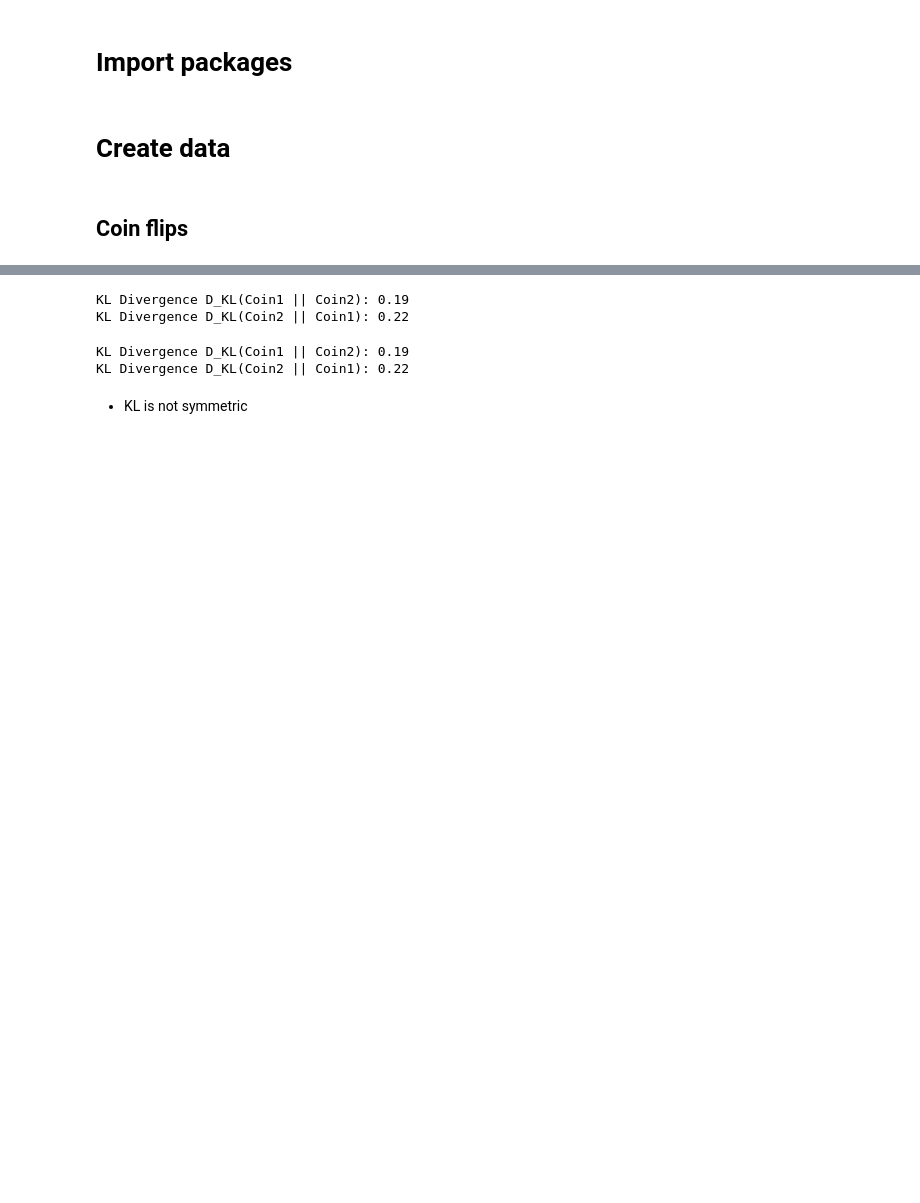
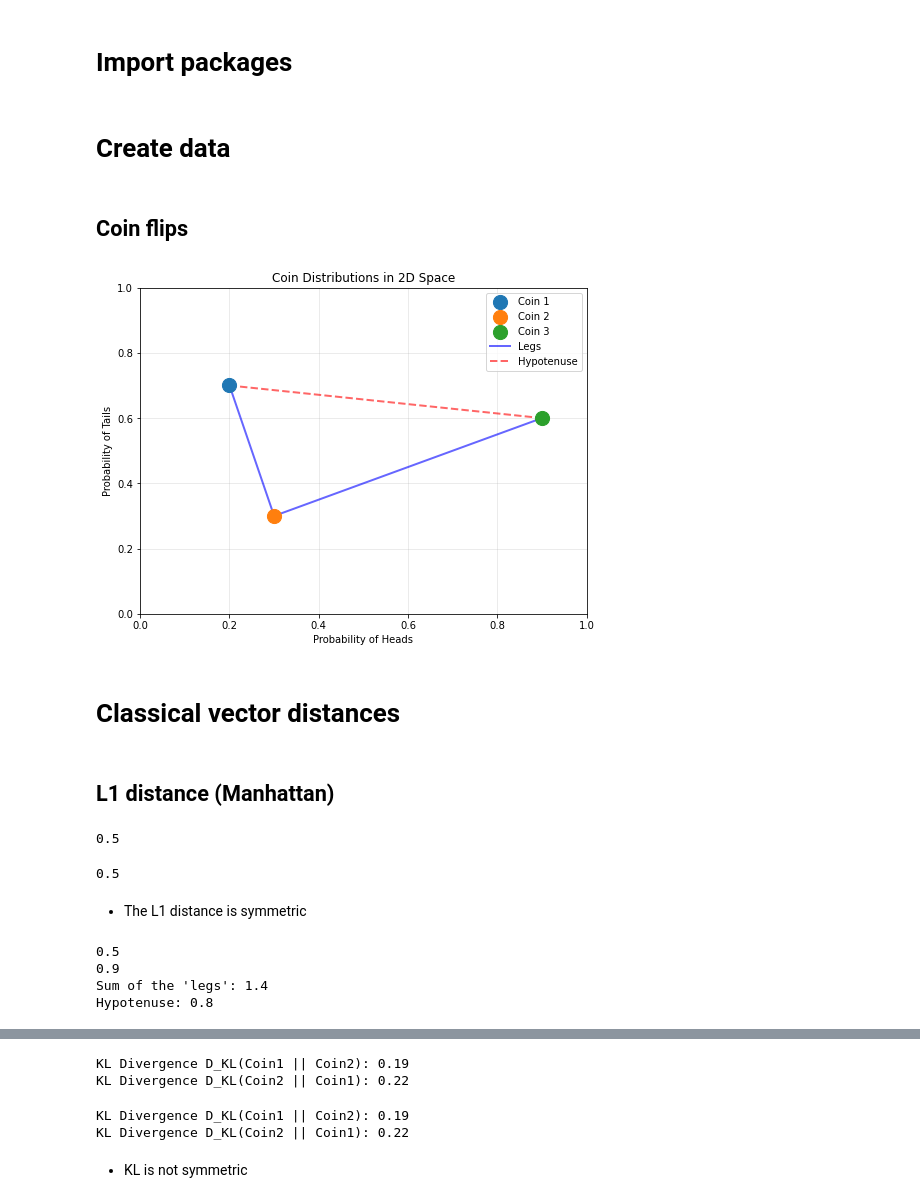
Before and after one commit to AndreMacedo88/Notebooks-Research, a Jupyter notebook: Statistics/Basics/05-Distance_measures.ipynb, the cells around one changed output, grey strips where cells are left out. Saved outputs shown, nothing was run; the diff lists cells and outputs as text; code cells hidden in the pictures; blank space fills up the shorter version.

Commit message:
feat: :alembic: calculate L1 and L2 distances in the toy example

```diff
--- a/Statistics/Basics/05-Distance_measures.ipynb
+++ b/Statistics/Basics/05-Distance_measures.ipynb
@@ -16,6 +17,73 @@ import seaborn as sns
 # %% [markdown]
 ## Coin flips
 # %%
-coin1 = [0.2, 0.8]
-coin2 = [0.5, 0.5]
-coin3 = [0.9, 0.1]
+coin1 = [0.2, 0.7]
+coin2 = [0.3, 0.3]
+coin3 = [0.9, 0.6]
+# %%
+plt.figure(figsize=(8, 6))
+# Plot points
+plt.scatter([coin1[0]], [coin1[1]], s=200, label="Coin 1", alpha=1, zorder=3)
+plt.scatter([coin2[0]], [coin2[1]], s=200, label="Coin 2", alpha=1, zorder=3)
+plt.scatter([coin3[0]], [coin3[1]], s=200, label="Coin 3", alpha=1, zorder=3)
+
+# Draw lines - legs in blue
+plt.plot(
+    [coin1[0], coin2[0]],
+    [coin1[1], coin2[1]],
+    "b-",
+    linewidth=2,
+    label="Legs",
+    alpha=0.6,
+)
+plt.plot([coin2[0], coin3[0]], [coin2[1], coin3[1]], "b-", linewidth=2, alpha=0.6)
+
+# Draw line - hypotenuse in red
+plt.plot(
+    [coin1[0], coin3[0]],
+    [coin1[1], coin3[1]],
+    "r--",
+    linewidth=2,
+    label="Hypotenuse",
+    alpha=0.6,
+)
+
+plt.xlabel("Probability of Heads")
+plt.ylabel("Probability of Tails")
+plt.title("Coin Distributions in 2D Space")
+plt.legend()
+plt.grid(True, alpha=0.3)
+plt.xlim(0, 1)
+plt.ylim(0, 1)
+plt.show()
+# %% [output]
+[figure, added]
+# %% [markdown]
+# Classical vector distances
+# %% [markdown]
+## L1 distance (Manhattan)
+# %%
+l1_1vs2 = round(sum(abs(a - b) for a, b in zip(coin1, coin2)), 4)
+l1_2vs1 = round(sum(abs(a - b) for a, b in zip(coin2, coin1)), 4)
+
+display(l1_1vs2)
+display(l1_2vs1)
+# %% [output]
+0.5
+0.5
+# %% [markdown]
+- The L1 distance is symmetric
+# %%
+l1_1vs2 = round(sum(abs(a - b) for a, b in zip(coin1, coin2)), 4)
+l1_2vs3 = round(sum(abs(a - b) for a, b in zip(coin2, coin3)), 4)
+l1_1vs3 = round(sum(abs(a - b) for a, b in zip(coin1, coin3)), 4)
+
+print(l1_1vs2)
+print(l1_2vs3)
+print(f"Sum of the 'legs': {l1_1vs2 + l1_2vs3}")
+print(f"Hypotenuse: {l1_1vs3}")
+# %% [output]
+0.5
+0.9
+Sum of the 'legs': 1.4
+Hypotenuse: 0.8
```
Also changed, not shown: parts of 14 cells of this notebook.
